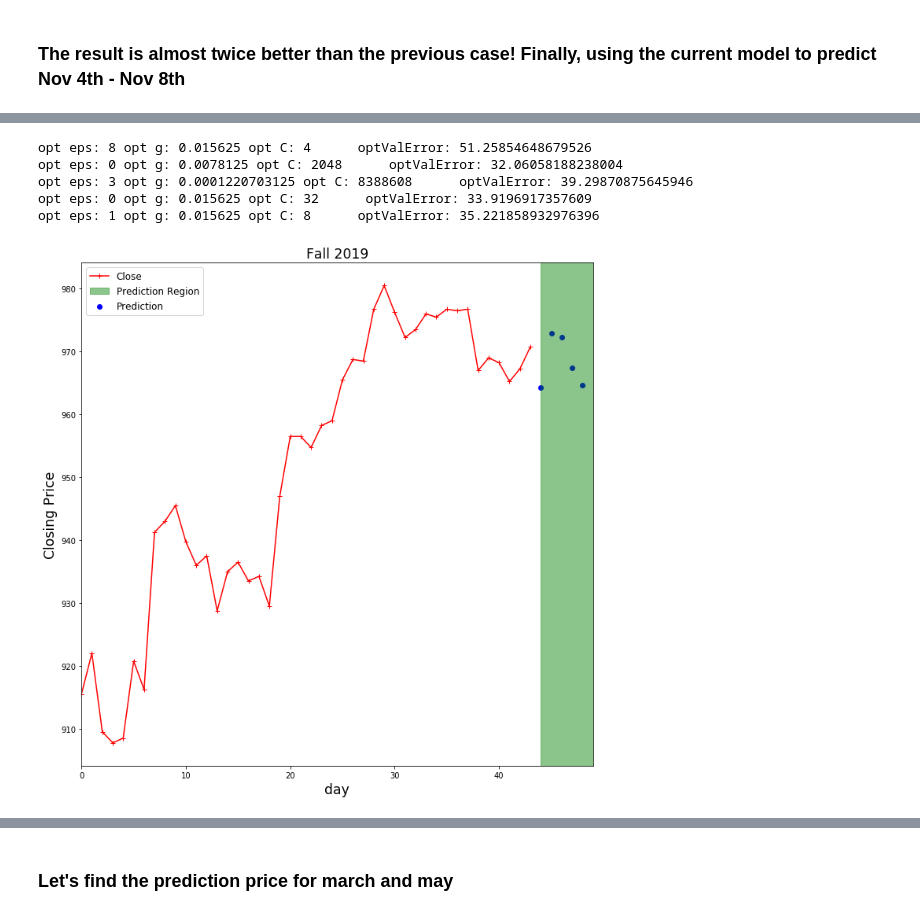
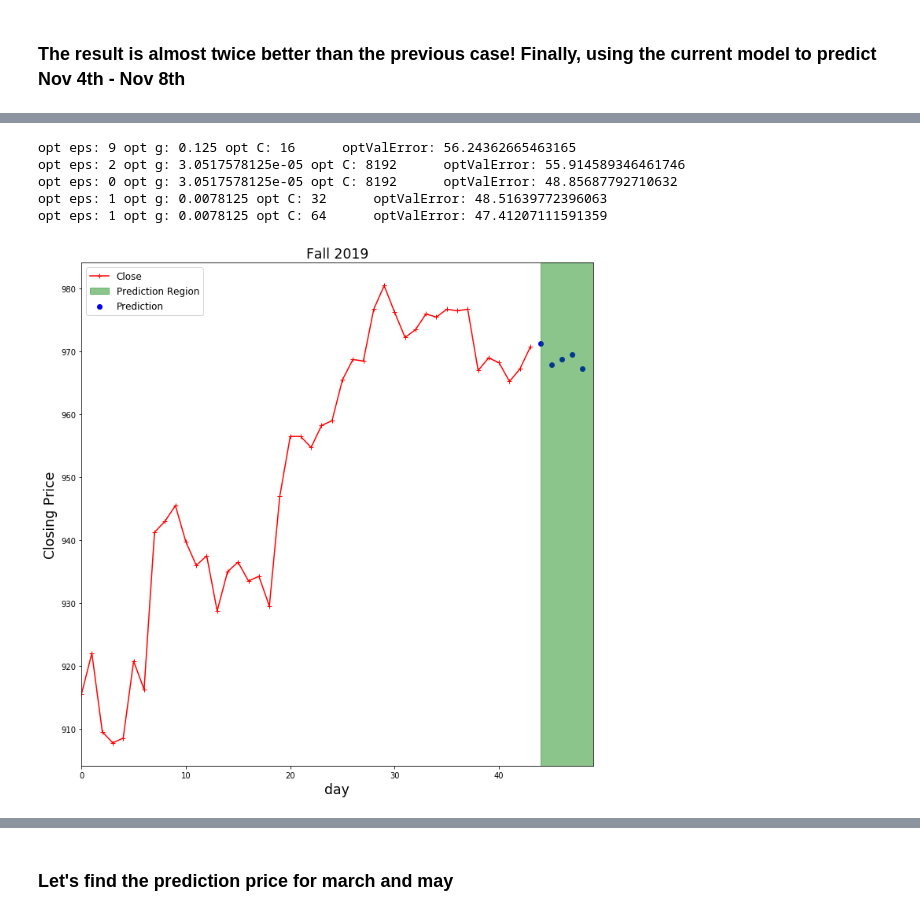
Before and after one commit to WaverlyK/MinneMUDAC, a Jupyter notebook: Preliminary_Analysis/RegressionModeling/Final_Regression_fall_data_only.ipynb, the cells around one changed output, grey strips where cells are left out. Cells and saved outputs as stored; diff of their text form; code cells hidden in the pictures.

Commit message:
updates on modeling

```diff
--- a/Preliminary_Analysis/RegressionModeling/Final_Regression_fall_data_only.ipynb
+++ b/Preliminary_Analysis/RegressionModeling/Final_Regression_fall_data_only.ipynb
@@ -516,24 +549,3 @@ array([[ 1.2183564 , -0.05365913,  0.37412271, -0.17149859,  1.30474323,
          2.11333388,  1.3595818 ,  0.52480171,  1.54587742]])
 # %% [markdown]
 ### The result is almost twice better than the previous case! Finally, using the current model to predict Nov 4th - Nov 8th
-# %%
-### New july2019 data
-
-n = july2019.shape[0]
-july2019_X = {}
-for j in range(5):
-    july2019_X[j] = [[july2019.loc[i-4,'Close'],july2019.loc[i-3,'Close'],july2019.loc[i-2,'Close'],july2019.loc[i-1,'Close'],july2019.loc[i,'Close']] for i in range(4,n-(j))]
-    july2019_X[j] = pd.DataFrame([np.mean(i) for i in july2019_X[j]],columns=['avg5_Close'])
-    july2019_X[j] = pd.concat([july2019_X[j],july2019.loc[4:n-(j+1),'Likes':].reset_index(drop=True)],axis=1)
-    july2019_X[j] = normalize(np.array(july2019_X[j]))
-
-july2019_y = {}
-for i in range(5):
-    july2019_y[i] = np.array([july2019.loc[j,'Close'] for j in range(5+i,n)])
-
-print('2019 Data: ')
-print('0 - X: ',len(july2019_X[0]), ' y: ', len(july2019_y[0]))
-print('1 - X: ',len(july2019_X[1]), ' y: ', len(july2019_y[1]))
-print('2 - X: ',len(july2019_X[2]), ' y: ', len(july2019_y[2]))
-print('3 - X: ',len(july2019_X[3]), ' y: ', len(july2019_y[3]))
-print('4 - X: ',len(july2019_X[4]), ' y: ', len(july2019_y[4]))
@@ -575,10 +641,10 @@ for i in range(5):
                 valError = np.zeros((3,))
 
                 # for fold 1 (using july2017)
-                n = july2017_X.shape[0]
-                Xlrn = july2017_X[:n-5,:]
+                n = july2017_X[i].shape[0]
+                Xlrn = july2017_X[i][:n-5,:]
                 ylrn = july2017_y[i][:n-5]
-                Xval = july2017_X[n-5:n,:]
+                Xval = july2017_X[i][n-5:n,:]
                 yval = july2017_y[i][n-5:n]
 
                 model = SVR(C=unit3,epsilon=unit,gamma=unit2,kernel='rbf')
@@ -588,10 +654,10 @@ for i in range(5):
                 valError[0] = metric.mean_squared_error(yval,ypred_val)
 
                 # for fold 2 (using july2018)
-                n = july2018_X.shape[0]
-                Xlrn = july2018_X[:n-5,:]
+                n = july2018_X[i].shape[0]
+                Xlrn = july2018_X[i][:n-5,:]
                 ylrn = july2018_y[i][:n-5]
-                Xval = july2018_X[n-5:n,:]
+                Xval = july2018_X[i][n-5:n,:]
                 yval = july2018_y[i][n-5:n]
 
                 model = SVR(C=unit3,epsilon=unit,gamma=unit2,kernel='rbf')
@@ -616,38 +682,40 @@ for i in range(5):
                 # Find average lrn and val error
                 avgLrnError[idx,idx2,idx3] = lrnError.mean()
                 avgValError[idx,idx2,idx3] = valError.mean()
 
     # Find lowest validation error and its corresponding parameter
     opt_params = np.unravel_index(np.argmin(avgValError, axis=None), avgValError.shape)
     opt_unit = units[opt_params[0]]
     opt_unit2 = units2[opt_params[1]]
     opt_unit3 = units3[opt_params[2]]
     opt_val_error = np.min(avgValError)
     print('opt eps:',opt_unit,'opt g:',opt_unit2,'opt C:',opt_unit3,'     optValError:',opt_val_error)
 
     # Train using all training data on the optimal unit
     opt_model = SVR(C=opt_unit3,epsilon=opt_unit,gamma=opt_unit2,kernel='rbf')
-    ypred_trn = opt_model.fit(Xtrain,ytrain).predict(Xtrain)
-    trnerror[i] = metric.mean_squared_error(ytrain,ypred_trn)
+    XtrainAll = np.concatenate((july2017_X[i],july2018_X[i],Xtrain),axis=0)
+    ytrainAll = np.concatenate((july2017_y[i],july2018_y[i],ytrain))
+    ypred_trn = opt_model.fit(XtrainAll,ytrainAll).predict(XtrainAll)
+    trnerror[i] = metric.mean_squared_error(ytrainAll,ypred_trn)
 
     # Test
     ypred_test[i] = opt_model.predict(Xtest)
 
 # plot
 fig, axs = plt.subplots(1,1, tight_layout=True, figsize = (10,10))
 n = july2019.shape[0]
 h = axs.plot(np.arange(july2019.shape[0]),july2019['Close'], color='r', marker='+', label='Close')
 h = axs.axvspan(n, n+5, alpha=0.45, color='g',label='Prediction Region')
 h = axs.set_xlim([0,n+5])
 h = axs.scatter(np.arange(n,n+5),ypred_test, color='b',label='Prediction')
 h = axs.set_title('Fall 2019',fontsize = 'xx-large')
 h = axs.set_xlabel('day',fontsize = 'xx-large')
 h = axs.set_ylabel('Closing Price',fontsize = 'xx-large')
 h = axs.legend(fontsize = 'large')
 # %% [output]
-opt eps: 8 opt g: 0.015625 opt C: 4      optValError: 51.25854648679526
-opt eps: 0 opt g: 0.0078125 opt C: 2048      optValError: 32.06058188238004
-opt eps: 3 opt g: 0.0001220703125 opt C: 8388608      optValError: 39.29870875645946
-opt eps: 0 opt g: 0.015625 opt C: 32      optValError: 33.9196917357609
-opt eps: 1 opt g: 0.015625 opt C: 8      optValError: 35.221858932976396
+opt eps: 9 opt g: 0.125 opt C: 16      optValError: 56.24362665463165
+opt eps: 2 opt g: 3.0517578125e-05 opt C: 8192      optValError: 55.914589346461746
+opt eps: 0 opt g: 3.0517578125e-05 opt C: 8192      optValError: 48.85687792710632
+opt eps: 1 opt g: 0.0078125 opt C: 32      optValError: 48.51639772396063
+opt eps: 1 opt g: 0.0078125 opt C: 64      optValError: 47.41207111591359
-[figure, old version]
+[figure, new version]
```
Also changed, not shown: parts of 12 cells of this notebook, 2 other files.
